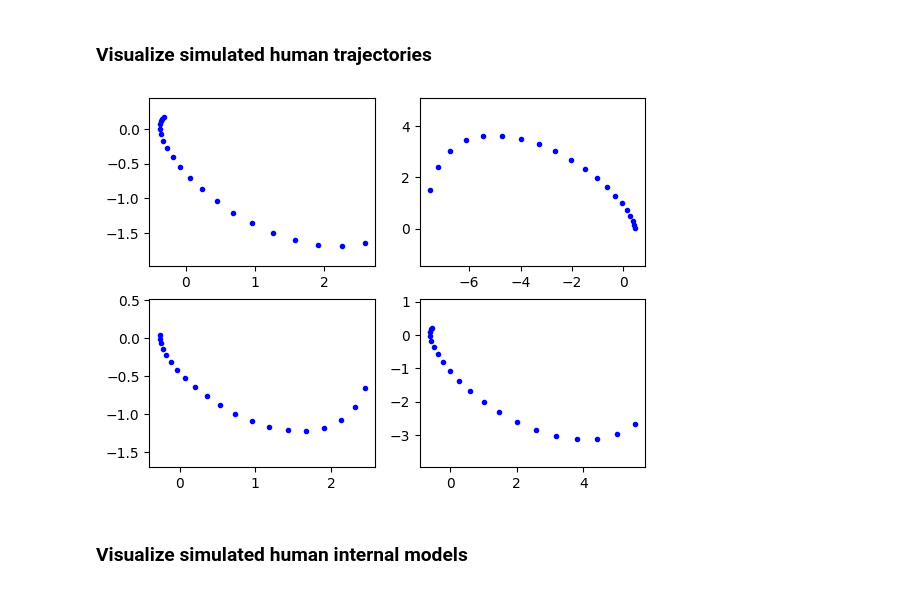
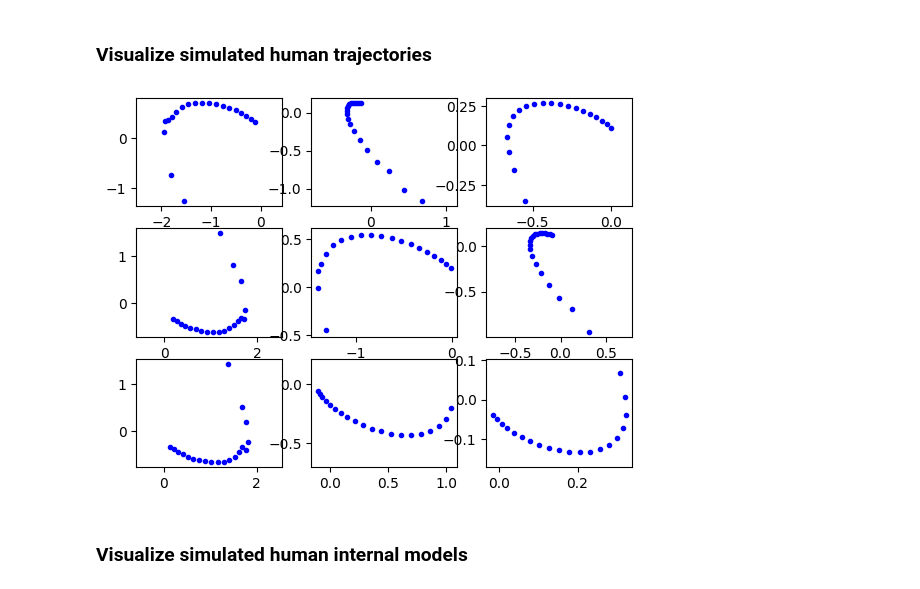
Before and after one commit to arvindrajaraman/closed-loop-influence, a Jupyter notebook: train_transformer.ipynb, the cells around one changed output. Saved outputs shown, nothing was run; the diff lists cells and outputs as text; code cells hidden in the pictures.

```diff
--- a/train_transformer.ipynb
+++ b/train_transformer.ipynb
@@ -13,29 +17,47 @@ from models import ThetaEstimatorTransformer
 # Generate trajectories to train estimator
 sim_policy = dict()
 sim_policy['human_state'] = 'varying'  # can be 'fixed' or 'varying'
-sim_policy['mental_state'] = 'fixed'  # can be 'fixed' or 'varying'
+sim_policy['mental_state'] = 'varying'  # can be 'fixed' or 'varying'
+
+# sim_policy['human_state_init'] = [[1.3], [0.3]]
+# sim_policy['human_state_init'] = [[0.4], [0.0]] # only needed when human_state = 'fixed'
+sim_policy['mental_state_init'] = [[1.0]] # only needed when mental_state = 'fixed'
 
 sim_time = 20
-n_demo = 5
-human_mode = 'gradient_descent'  # can also be 'gradient_descent_threshold'
+n_demo = 500
+is_updating_internal_model = True
+stochastic_human = False
+human_lr = 2.0
 
-data = generate_simulated_data(sim_policy, sim_time, n_demo, human_mode)
+train_split = 0.7
+train_size = int(n_demo * train_split)
+test_size = n_demo - train_size
+
+epochs = 200
+model_lr = 0.01
+
+data = generate_simulated_data(sim_policy, sim_time, n_demo, is_updating_internal_model, stochastic_human, human_lr)
 robot_states, human_actions, human_obs, human_mental_states = data
+
+robot_states_train, robot_states_test = robot_states[:train_size], robot_states[train_size:]
+human_actions_train, human_actions_test = human_actions[:train_size], human_actions[train_size:]
+human_obs_train, human_obs_test = human_obs[:train_size], human_obs[train_size:]
+human_mental_states_train, human_mental_states_test = human_mental_states[:train_size], human_mental_states[train_size:]
 # %% [markdown]
 ### Visualize simulated human trajectories
 # %%
 n = 2 if (n_demo < 9) else 3
 fig, axs = plt.subplots(n, n)
 for i in range(n):
     for j in range(n):
         ax = axs[i][j]
         idx = (i*n) + j
-        human_traj = np.array(robot_states[idx]).squeeze()
+        human_traj = np.array(robot_states_train[idx]).squeeze()
         ax.plot(human_traj[:,0],human_traj[:,1],'bo', markersize=3)
         ax.axis(xmin=-1, xmax=1, ymin=-1, ymax=1)
         ax.axis('equal')
 # %% [output]
-[figure, old version]
+[figure, new version]
 # %% [markdown]
 ### Visualize simulated human internal models
 # %%
```
Also changed, not shown: parts of 11 cells of this notebook, 8 other files.
